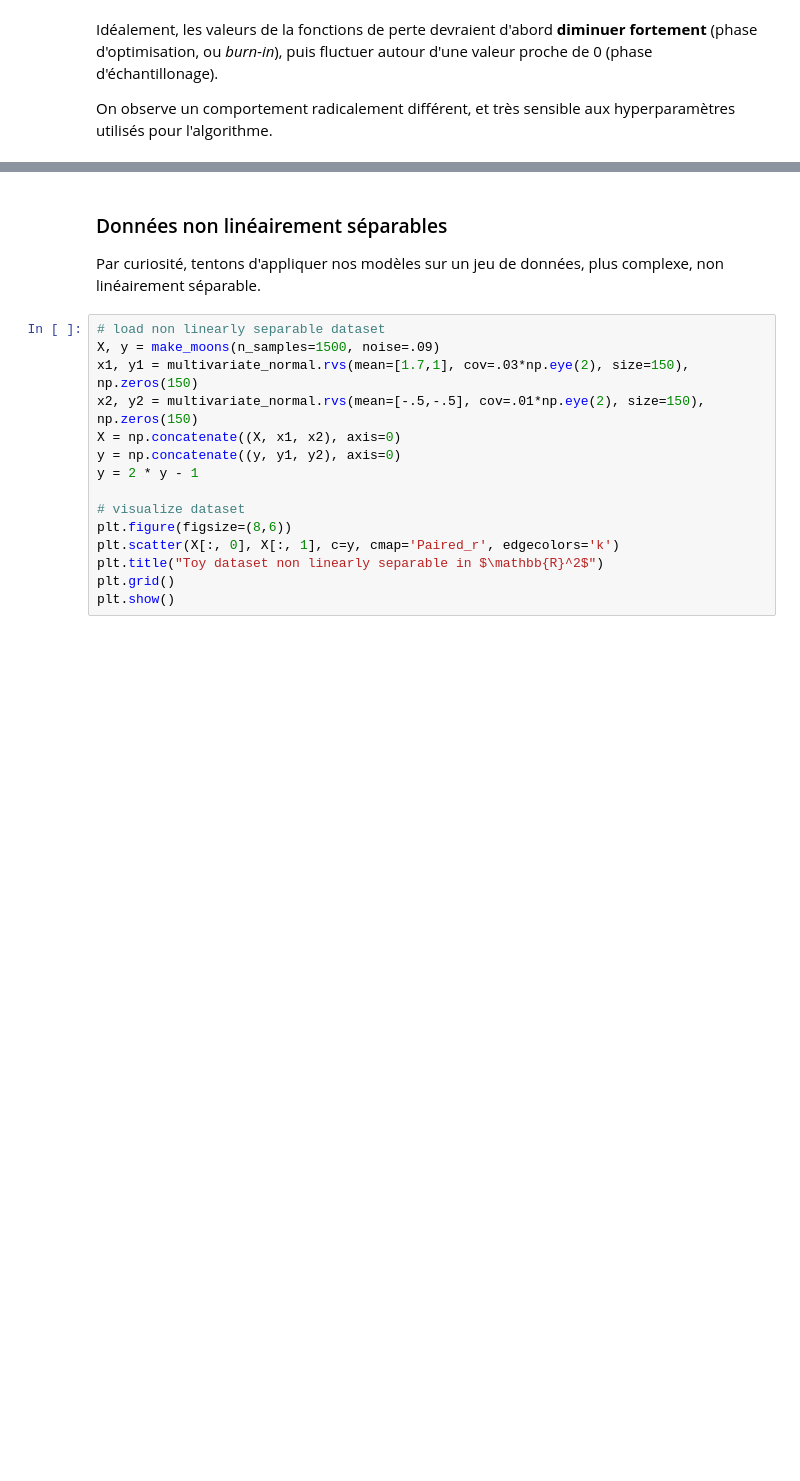
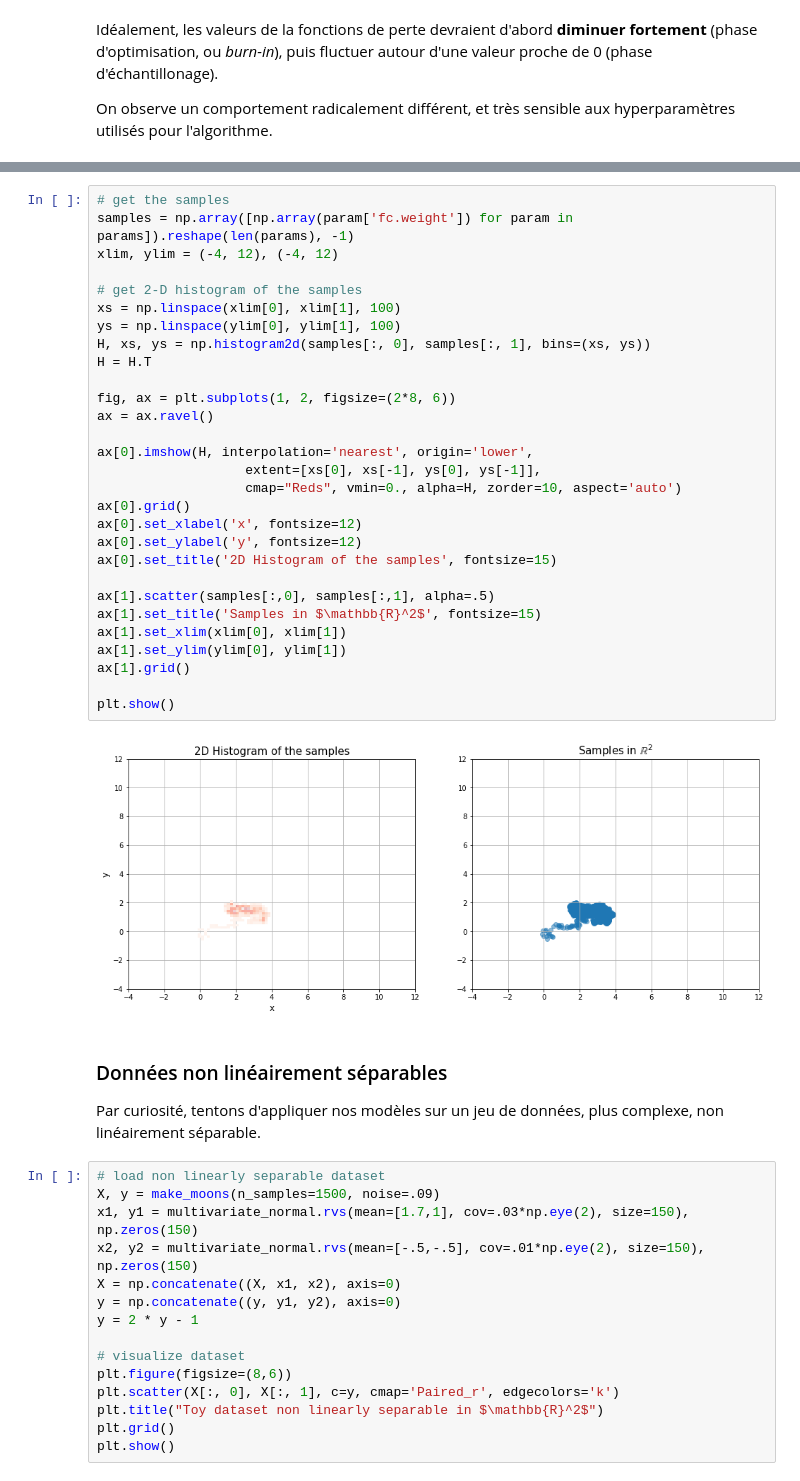
Before and after one commit to LouisBouvier/BML_Stochastic_Langevin_Dynamics, a Jupyter notebook: bayesian_nn.ipynb, the cells around one changed output, grey strips where cells are left out. Drawn from its saved outputs; the diff is of its cells as text; blank space fills up the shorter version.

```diff
--- a/bayesian_nn.ipynb
+++ b/bayesian_nn.ipynb
@@ -341,3 +348,34 @@ for i, (trace, name) in enumerate(zip(traces, param_names)):
+# %%
+# get the samples
+samples = np.array([np.array(param['fc.weight']) for param in params]).reshape(len(params), -1)
+xlim, ylim = (-4, 12), (-4, 12)
+
+# get 2-D histogram of the samples
+xs = np.linspace(xlim[0], xlim[1], 100)
+ys = np.linspace(ylim[0], ylim[1], 100)
+H, xs, ys = np.histogram2d(samples[:, 0], samples[:, 1], bins=(xs, ys))
+H = H.T
+
+fig, ax = plt.subplots(1, 2, figsize=(2*8, 6))
+ax = ax.ravel()
+
+ax[0].imshow(H, interpolation='nearest', origin='lower',
+                   extent=[xs[0], xs[-1], ys[0], ys[-1]],
+                   cmap="Reds", vmin=0., alpha=H, zorder=10, aspect='auto')
+ax[0].grid()
+ax[0].set_xlabel('x', fontsize=12)
+ax[0].set_ylabel('y', fontsize=12)
+ax[0].set_title('2D Histogram of the samples', fontsize=15)
+
+ax[1].scatter(samples[:,0], samples[:,1], alpha=.5)
+ax[1].set_title('Samples in $\mathbb{R}^2$', fontsize=15)
+ax[1].set_xlim(xlim[0], xlim[1])
+ax[1].set_ylim(ylim[0], ylim[1])
+ax[1].grid()
+
+plt.show()
+# %% [output]
+[figure, added]
 # %% [markdown]
 ### Données non linéairement séparables
 
```
Also changed, not shown: parts of 8 cells of this notebook.
